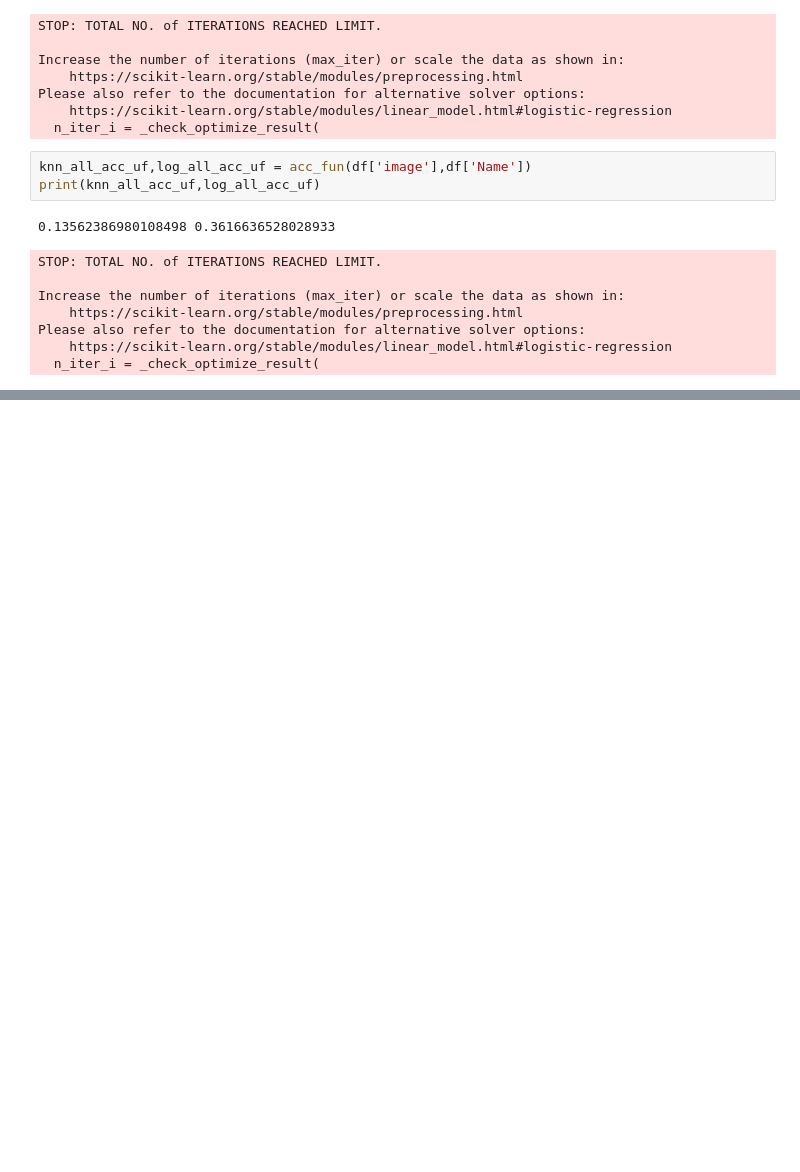
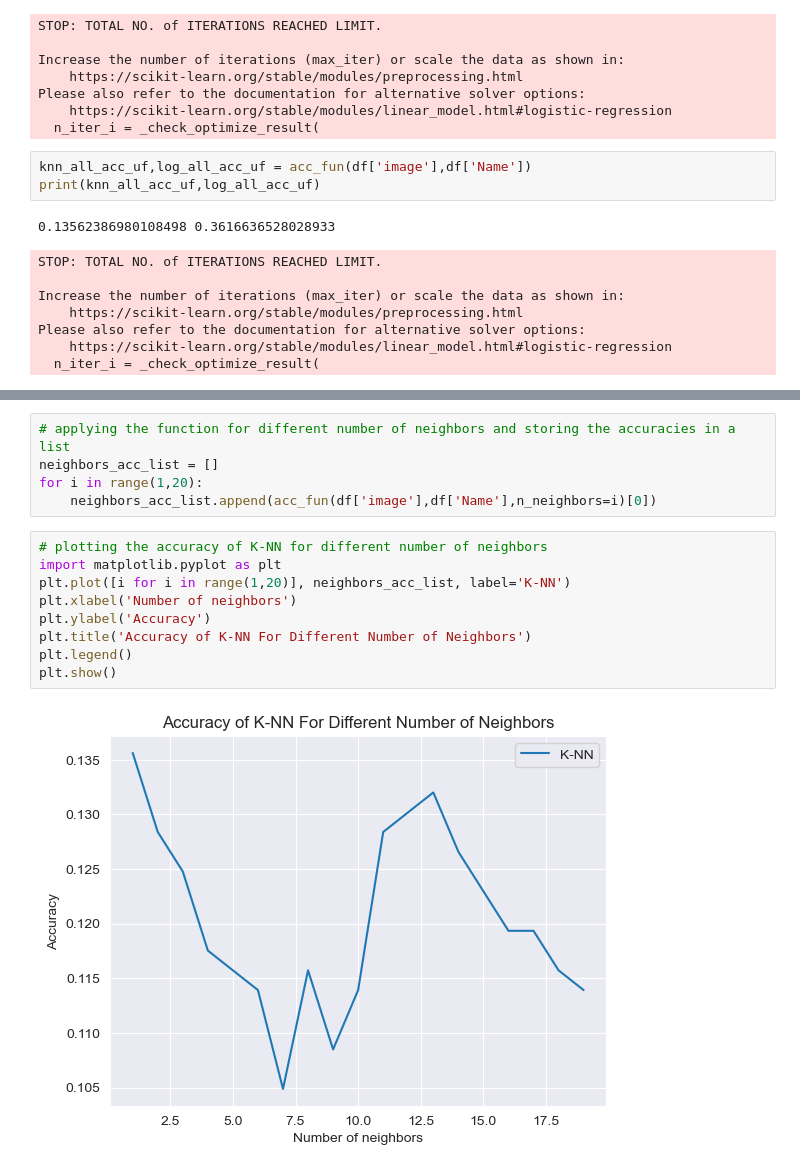
Before and after one commit to parzival979/IMAGE_RECOGNITION_PCA, a Jupyter notebook: image_recognition.ipynb, the cells around one changed output, grey strips where cells are left out. Cells and saved outputs as stored; diff of their text form; blank space fills up the shorter version.

```diff
--- a/image_recognition.ipynb
+++ b/image_recognition.ipynb
@@ -825,0 +801,16 @@ plt.show()
+# %%
+# applying the function for different number of neighbors and storing the accuracies in a list
+neighbors_acc_list = []
+for i in range(1,20):
+    neighbors_acc_list.append(acc_fun(df['image'],df['Name'],n_neighbors=i)[0])
+# %%
+# plotting the accuracy of K-NN for different number of neighbors
+import matplotlib.pyplot as plt
+plt.plot([i for i in range(1,20)], neighbors_acc_list, label='K-NN')
+plt.xlabel('Number of neighbors')
+plt.ylabel('Accuracy')
+plt.title('Accuracy of K-NN For Different Number of Neighbors')
+plt.legend()
+plt.show()
+# %% [output]
+[figure, added]
```
Also changed, not shown: parts of 19 cells of this notebook, 2 other files.
